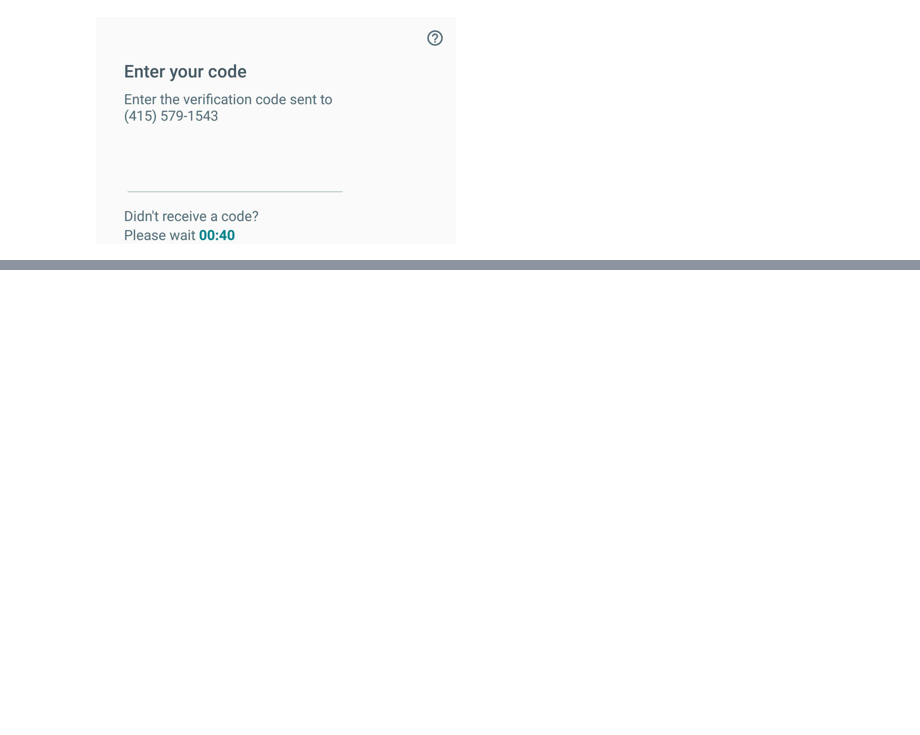
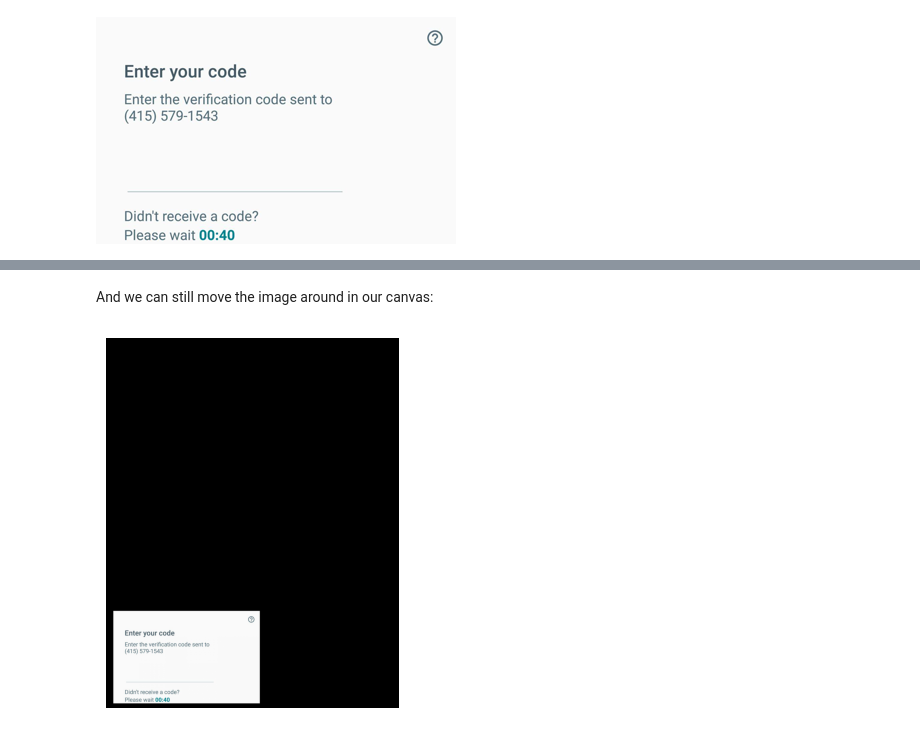
Before and after one commit to mowoe/bachelorthesis, a Jupyter notebook: testing_differentiable_translation.ipynb, the cells around one changed output, grey strips where cells are left out. Saved outputs shown, nothing was run; the diff lists cells and outputs as text; code cells hidden in the pictures; blank space fills up the shorter version.

```diff
--- a/testing_differentiable_translation.ipynb
+++ b/testing_differentiable_translation.ipynb
@@ -314,0 +268,18 @@ But, we see that no autograd gradient is present (not surprising, since we never
+# %% [markdown]
+And we can still move the image around in our canvas:
+# %%
+theta = np.array([
+    [2.0, 0.0,  0.9],
+    [0.0, 4.0, -2.9]
+])
+theta_tensor = torch.as_tensor(theta)[None]
+canvas_size = (1,3,3636,2880)
+
+grid = F.affine_grid(theta_tensor, canvas_size).type(dtype)
+x = F.grid_sample(transform(segment_0).unsqueeze(0), grid)
+
+plt.imshow(x[0].permute(1, 2, 0).detach())
+plt.axis('off')
+plt.show()
+# %% [output]
+[figure, added]
```
Also changed, not shown: parts of 24 cells of this notebook.
